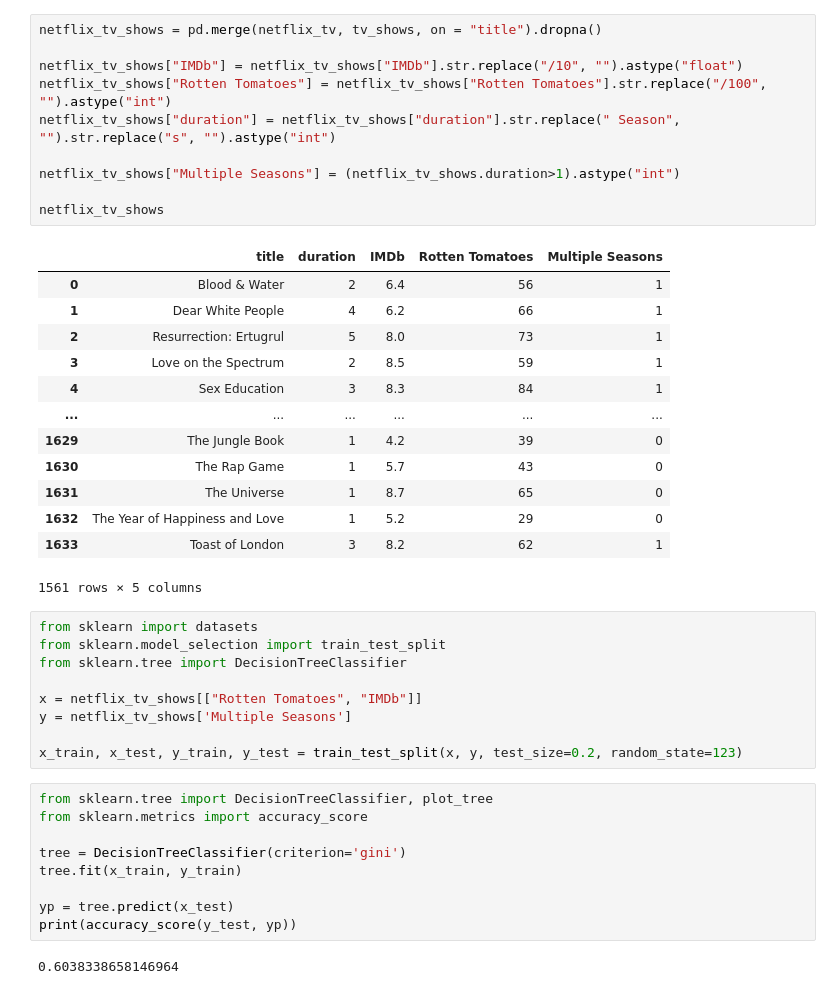
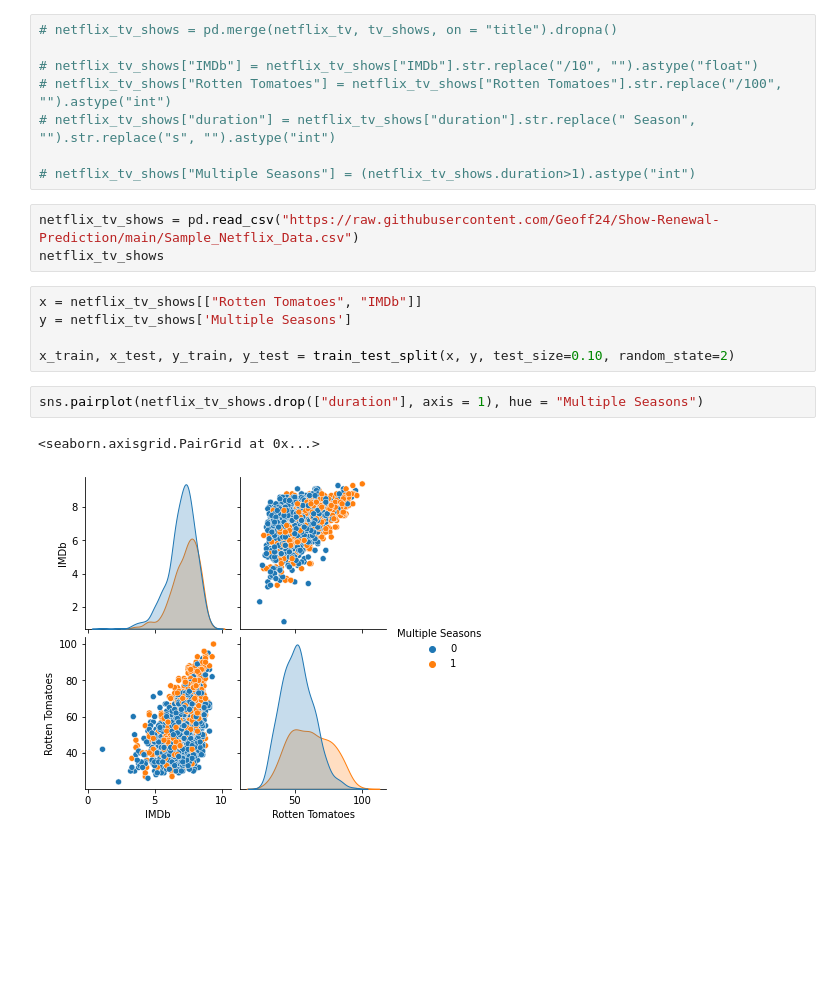
Before and after one commit to Geoff24/Show-Renewal-Prediction, a Jupyter notebook: TV_Shows_Project.ipynb, the cells around one changed output. Saved outputs shown, nothing was run; the diff lists cells and outputs as text; blank space fills up the shorter version.

```diff
--- a/TV_Shows_Project.ipynb
+++ b/TV_Shows_Project.ipynb
@@ -39,47 +43,24 @@ tv_shows
 | 5303 | Becoming | 6.8/10 | 38/100 |
 1971 rows × 3 columns
 # %%
-netflix_tv_shows = pd.merge(netflix_tv, tv_shows, on = "title").dropna()
+# netflix_tv_shows = pd.merge(netflix_tv, tv_shows, on = "title").dropna()
 
-netflix_tv_shows["IMDb"] = netflix_tv_shows["IMDb"].str.replace("/10", "").astype("float")
-netflix_tv_shows["Rotten Tomatoes"] = netflix_tv_shows["Rotten Tomatoes"].str.replace("/100", "").astype("int")
-netflix_tv_shows["duration"] = netflix_tv_shows["duration"].str.replace(" Season", "").str.replace("s", "").astype("int")
+# netflix_tv_shows["IMDb"] = netflix_tv_shows["IMDb"].str.replace("/10", "").astype("float")
+# netflix_tv_shows["Rotten Tomatoes"] = netflix_tv_shows["Rotten Tomatoes"].str.replace("/100", "").astype("int")
+# netflix_tv_shows["duration"] = netflix_tv_shows["duration"].str.replace(" Season", "").str.replace("s", "").astype("int")
 
-netflix_tv_shows["Multiple Seasons"] = (netflix_tv_shows.duration>1).astype("int")
-
-netflix_tv_shows
+# netflix_tv_shows["Multiple Seasons"] = (netflix_tv_shows.duration>1).astype("int")
-# %% [output]
-|  | title | duration | IMDb | Rotten Tomatoes | Multiple Seasons |
-| 0 | Blood & Water | 2 | 6.4 | 56 | 1 |
-| 1 | Dear White People | 4 | 6.2 | 66 | 1 |
-| 2 | Resurrection: Ertugrul | 5 | 8.0 | 73 | 1 |
-| 3 | Love on the Spectrum | 2 | 8.5 | 59 | 1 |
-| 4 | Sex Education | 3 | 8.3 | 84 | 1 |
-| ... | ... | ... | ... | ... | ... |
-| 1629 | The Jungle Book | 1 | 4.2 | 39 | 0 |
-| 1630 | The Rap Game | 1 | 5.7 | 43 | 0 |
-| 1631 | The Universe | 1 | 8.7 | 65 | 0 |
-| 1632 | The Year of Happiness and Love | 1 | 5.2 | 29 | 0 |
-| 1633 | Toast of London | 3 | 8.2 | 62 | 1 |
-1561 rows × 5 columns
+# %%
+netflix_tv_shows = pd.read_csv("https://raw.githubusercontent.com/Geoff24/Show-Renewal-Prediction/main/Sample_Netflix_Data.csv")
+netflix_tv_shows
 # %%
-from sklearn import datasets
-from sklearn.model_selection import train_test_split
-from sklearn.tree import DecisionTreeClassifier
-
 x = netflix_tv_shows[["Rotten Tomatoes", "IMDb"]]
 y = netflix_tv_shows['Multiple Seasons']
 
-x_train, x_test, y_train, y_test = train_test_split(x, y, test_size=0.2, random_state=123)
+x_train, x_test, y_train, y_test = train_test_split(x, y, test_size=0.10, random_state=2)
-# %%
-from sklearn.tree import DecisionTreeClassifier, plot_tree
-from sklearn.metrics import accuracy_score
-
-tree = DecisionTreeClassifier(criterion='gini')
-tree.fit(x_train, y_train)
-
-yp = tree.predict(x_test)
-print(accuracy_score(y_test, yp))
-# %% [output]
-0.6038338658146964
+# %%
+sns.pairplot(netflix_tv_shows.drop(["duration"], axis = 1), hue = "Multiple Seasons")
+# %% [output]
+<seaborn.axisgrid.PairGrid at 0x...>
+[figure, added]
 # %%
```
Also changed, not shown: parts of 6 cells of this notebook.
